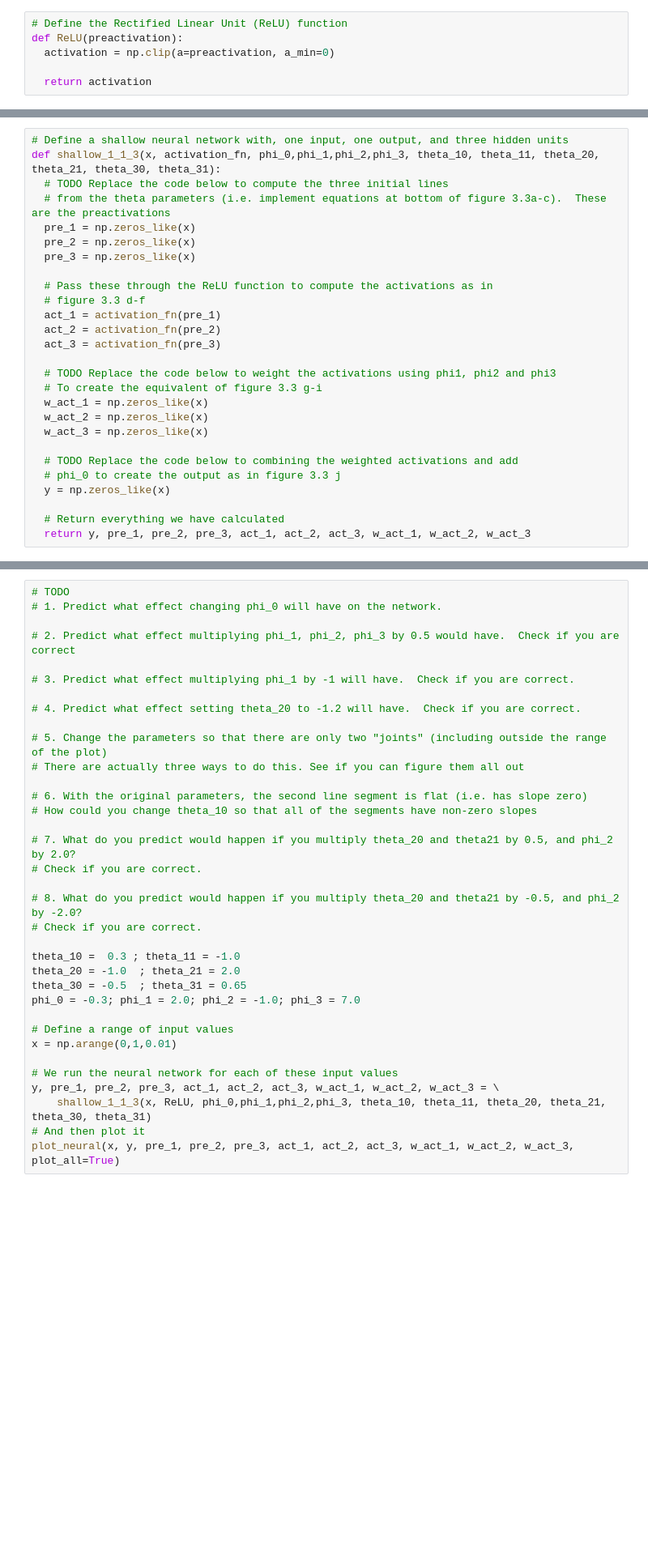
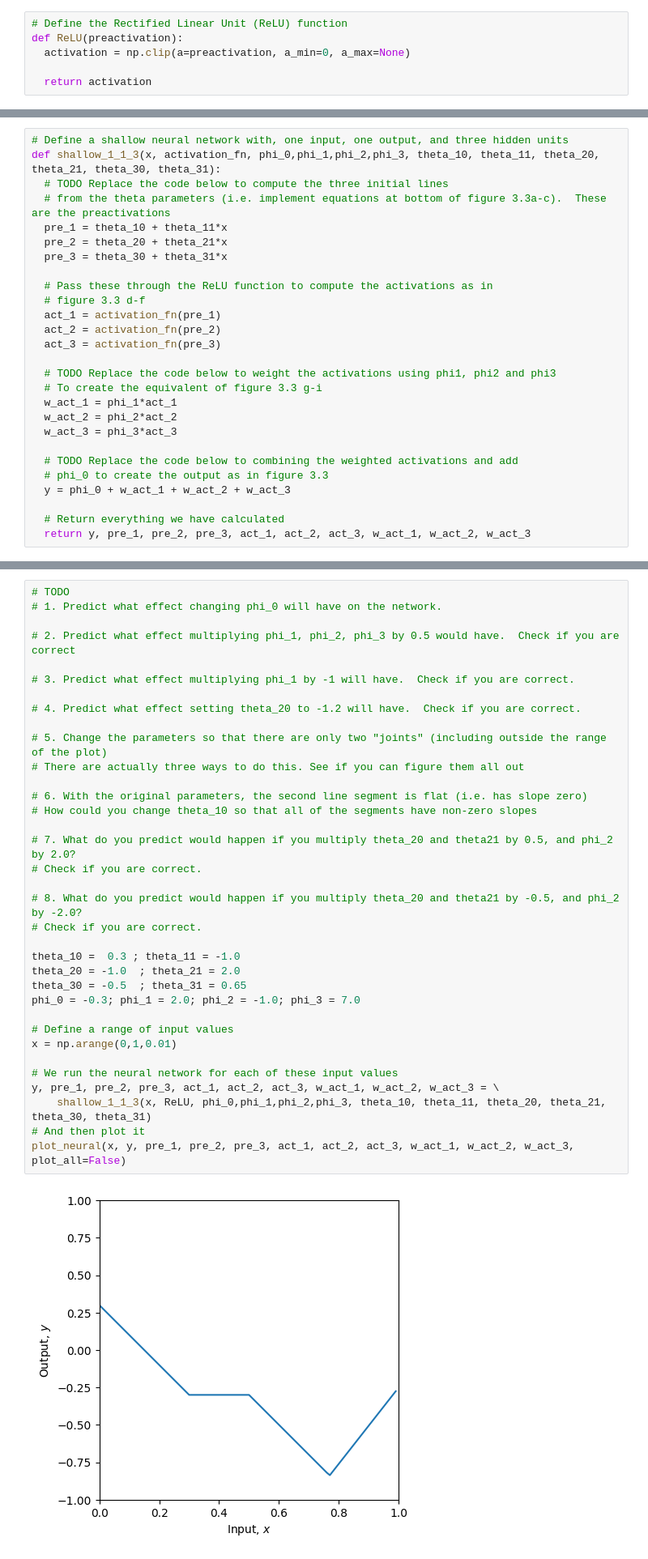
Before and after one commit to Agoth24/udl-notebooks, a Jupyter notebook: Chap03/3_1_Shallow_Networks_I.ipynb, the cells around one changed output, grey strips where cells are left out. Shown at 81% size. Cells and saved outputs as stored; diff of their text form; blank space fills up the shorter version.

```diff
--- a/Chap03/3_1_Shallow_Networks_I.ipynb
+++ b/Chap03/3_1_Shallow_Networks_I.ipynb
@@ -18,7 +18,7 @@ Let's first construct the shallow neural network with one input, three hidden un
 # %%
 # Define the Rectified Linear Unit (ReLU) function
 def ReLU(preactivation):
-  activation = np.clip(a=preactivation, a_min=0)
+  activation = np.clip(a=preactivation, a_min=0, a_max=None)
 
   return activation
 # %%
@@ -38,9 +40,9 @@ plt.show()
 def shallow_1_1_3(x, activation_fn, phi_0,phi_1,phi_2,phi_3, theta_10, theta_11, theta_20, theta_21, theta_30, theta_31):
   # TODO Replace the code below to compute the three initial lines
   # from the theta parameters (i.e. implement equations at bottom of figure 3.3a-c).  These are the preactivations
-  pre_1 = np.zeros_like(x)
-  pre_2 = np.zeros_like(x)
-  pre_3 = np.zeros_like(x)
+  pre_1 = theta_10 + theta_11*x
+  pre_2 = theta_20 + theta_21*x
+  pre_3 = theta_30 + theta_31*x
 
   # Pass these through the ReLU function to compute the activations as in
   # figure 3.3 d-f
@@ -50,13 +52,13 @@ def shallow_1_1_3(x, activation_fn, phi_0,phi_1,phi_2,phi_3, theta_10, theta_11,
 
   # TODO Replace the code below to weight the activations using phi1, phi2 and phi3
   # To create the equivalent of figure 3.3 g-i
-  w_act_1 = np.zeros_like(x)
-  w_act_2 = np.zeros_like(x)
-  w_act_3 = np.zeros_like(x)
+  w_act_1 = phi_1*act_1
+  w_act_2 = phi_2*act_2
+  w_act_3 = phi_3*act_3
 
   # TODO Replace the code below to combining the weighted activations and add
-  # phi_0 to create the output as in figure 3.3 j
-  y = np.zeros_like(x)
+  # phi_0 to create the output as in figure 3.3
+  y = phi_0 + w_act_1 + w_act_2 + w_act_3
 
   # Return everything we have calculated
   return y, pre_1, pre_2, pre_3, act_1, act_2, act_3, w_act_1, w_act_2, w_act_3
@@ -129,34 +134,36 @@ $\phi_0 = -0.3; \phi_1 = 2.0; \phi_2 = -1.0; \phi_3 = 7.0$
 # 2. Predict what effect multiplying phi_1, phi_2, phi_3 by 0.5 would have.  Check if you are correct
 
 # 3. Predict what effect multiplying phi_1 by -1 will have.  Check if you are correct.
 
 # 4. Predict what effect setting theta_20 to -1.2 will have.  Check if you are correct.
 
 # 5. Change the parameters so that there are only two "joints" (including outside the range of the plot)
 # There are actually three ways to do this. See if you can figure them all out
 
 # 6. With the original parameters, the second line segment is flat (i.e. has slope zero)
 # How could you change theta_10 so that all of the segments have non-zero slopes
 
 # 7. What do you predict would happen if you multiply theta_20 and theta21 by 0.5, and phi_2 by 2.0?
 # Check if you are correct.
 
 # 8. What do you predict would happen if you multiply theta_20 and theta21 by -0.5, and phi_2 by -2.0?
 # Check if you are correct.
 
 theta_10 =  0.3 ; theta_11 = -1.0
 theta_20 = -1.0  ; theta_21 = 2.0
 theta_30 = -0.5  ; theta_31 = 0.65
 phi_0 = -0.3; phi_1 = 2.0; phi_2 = -1.0; phi_3 = 7.0
 
 # Define a range of input values
 x = np.arange(0,1,0.01)
 
 # We run the neural network for each of these input values
 y, pre_1, pre_2, pre_3, act_1, act_2, act_3, w_act_1, w_act_2, w_act_3 = \
     shallow_1_1_3(x, ReLU, phi_0,phi_1,phi_2,phi_3, theta_10, theta_11, theta_20, theta_21, theta_30, theta_31)
 # And then plot it
-plot_neural(x, y, pre_1, pre_2, pre_3, act_1, act_2, act_3, w_act_1, w_act_2, w_act_3, plot_all=True)
+plot_neural(x, y, pre_1, pre_2, pre_3, act_1, act_2, act_3, w_act_1, w_act_2, w_act_3, plot_all=False)
+# %% [output]
+[figure, added]
 # %% [markdown]
 # Least squares loss
 
```
Also changed, not shown: parts of 4 cells of this notebook.
